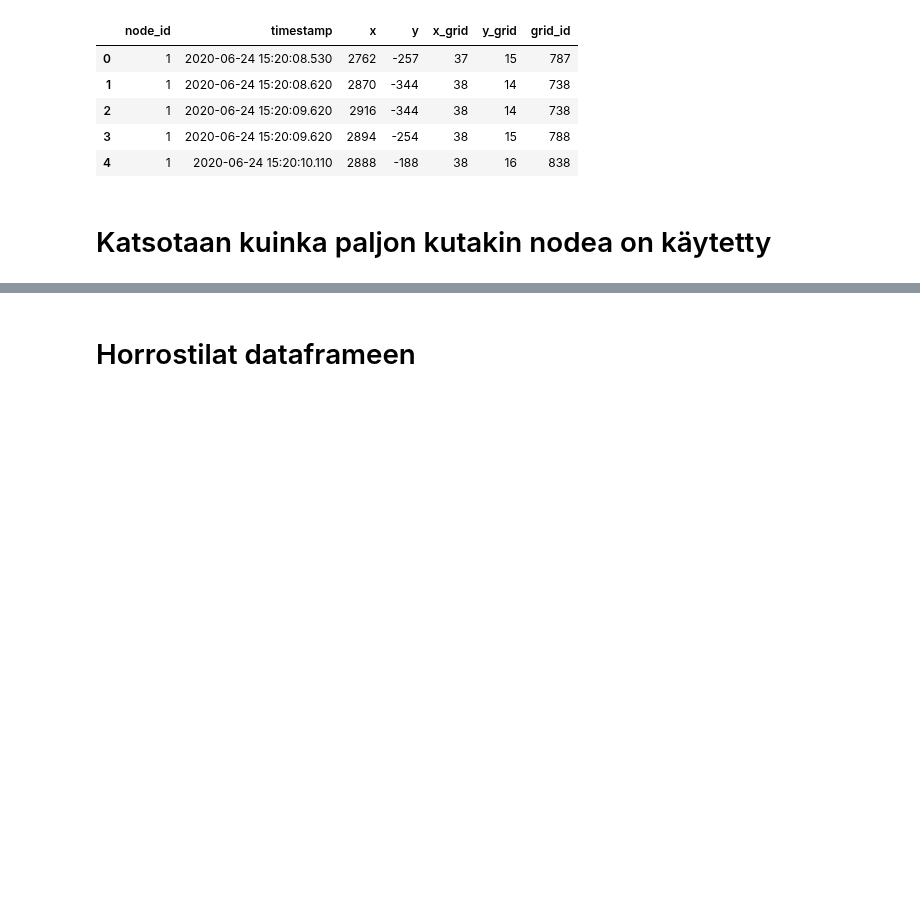
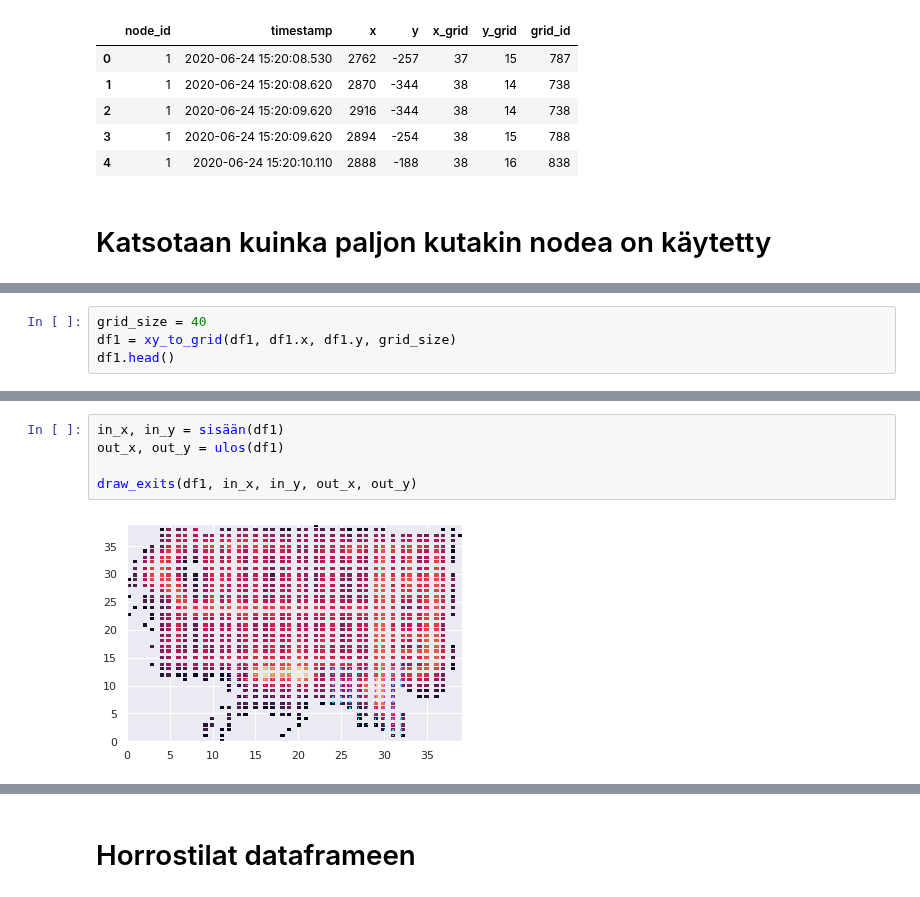
Before and after one commit to Erik-Eki/Project-2-machine-learning-applications, a Jupyter notebook: main2.ipynb, the cells around one changed output, grey strips where cells are left out. Saved outputs shown, nothing was run; the diff lists cells and outputs as text; blank space fills up the shorter version.

```diff
--- a/main2.ipynb
+++ b/main2.ipynb
@@ -129,0 +134,4 @@ draw_node_amount(df2, 'node_id')
+# %%
+grid_size = 40
+df1 = xy_to_grid(df1, df1.x, df1.y, grid_size)
+df1.head()
@@ -129,0 +145,7 @@ draw_node_amount(df2, 'node_id')
+# %%
+in_x, in_y = sisään(df1)
+out_x, out_y = ulos(df1)
+
+draw_exits(df1, in_x, in_y, out_x, out_y)
+# %% [output]
+[figure, added]
```
Also changed, not shown: parts of 12 cells of this notebook, 1 other file.
